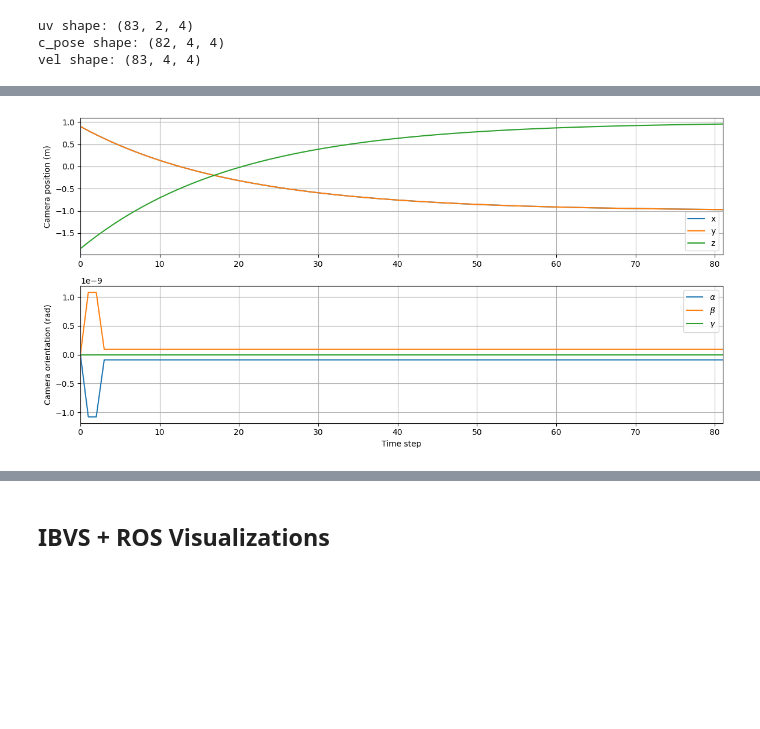
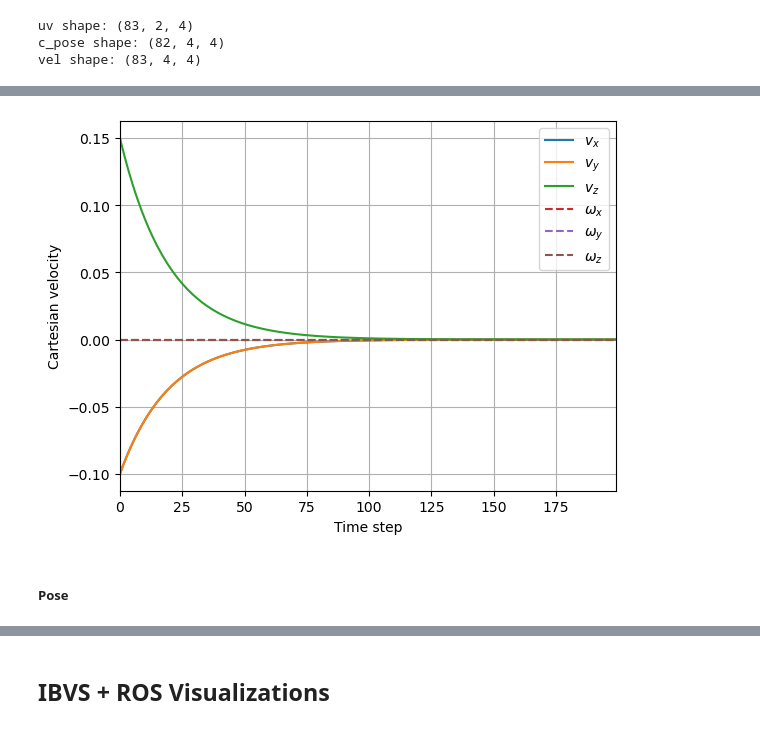
Before and after one commit to santamav/SKJ015-Intelligent_Control, a Jupyter notebook: Task_4_1/PBVS+IBVS+ROS_VSM&JGB.ipynb, the cells around one changed output, grey strips where cells are left out. Drawn from its saved outputs; the diff is of its cells as text; code cells hidden in the pictures; blank space fills up the shorter version.

```diff
--- a/Task_4_1/PBVS+IBVS+ROS_VSM&JGB.ipynb
+++ b/Task_4_1/PBVS+IBVS+ROS_VSM&JGB.ipynb
@@ -140,3 +330,10 @@ plot_vel(vel)
+# %%
+# PBVS Task 2.3
+pbvs.plot_vel()
+# %% [output]
+[figure, added]
+# %% [markdown]
+##### Pose
 # %%
 def plot_pose(c_pose_history):
     """
@@ -176,7 +373,3 @@ def plot_pose(c_pose_history):
 
     plt.tight_layout()
     plt.show()
-# %%
-plot_pose(c_pose)
-# %% [output]
-[figure, removed]
```
Also changed, not shown: parts of 34 cells of this notebook, 5 other files.
